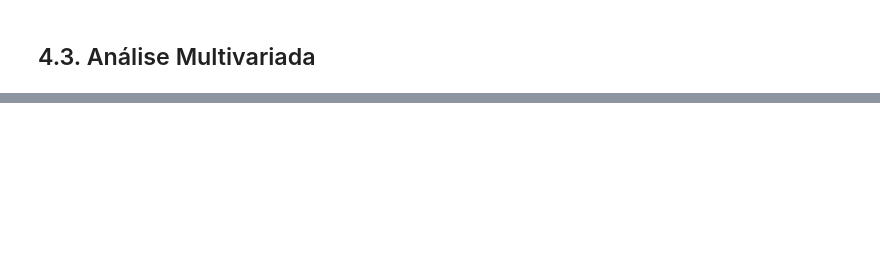
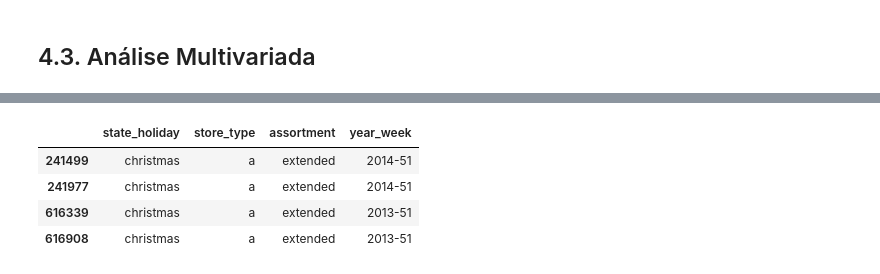
Before and after one commit to wwwclaudion/DataScience_Em_Producao, a Jupyter notebook: m04_v01_store_sales_prediction.ipynb, the cells around one changed output, grey strips where cells are left out. Saved outputs shown, nothing was run; the diff lists cells and outputs as text; code cells hidden in the pictures; blank space fills up the shorter version.

```diff
--- a/m04_v01_store_sales_prediction.ipynb
+++ b/m04_v01_store_sales_prediction.ipynb
@@ -1004,0 +1051,8 @@ sns.barplot(x='month', y='sales', hue='school_holiday', data=aux2);
+# %%
+a[(a['state_holiday'] == 'christmas') & (a['store_type'] == 'a')]
+# %% [output]
+|  | state_holiday | store_type | assortment | year_week |
+| 241499 | christmas | a | extended | 2014-51 |
+| 241977 | christmas | a | extended | 2014-51 |
+| 616339 | christmas | a | extended | 2013-51 |
+| 616908 | christmas | a | extended | 2013-51 |
```
Also changed, not shown: parts of 68 cells of this notebook.
